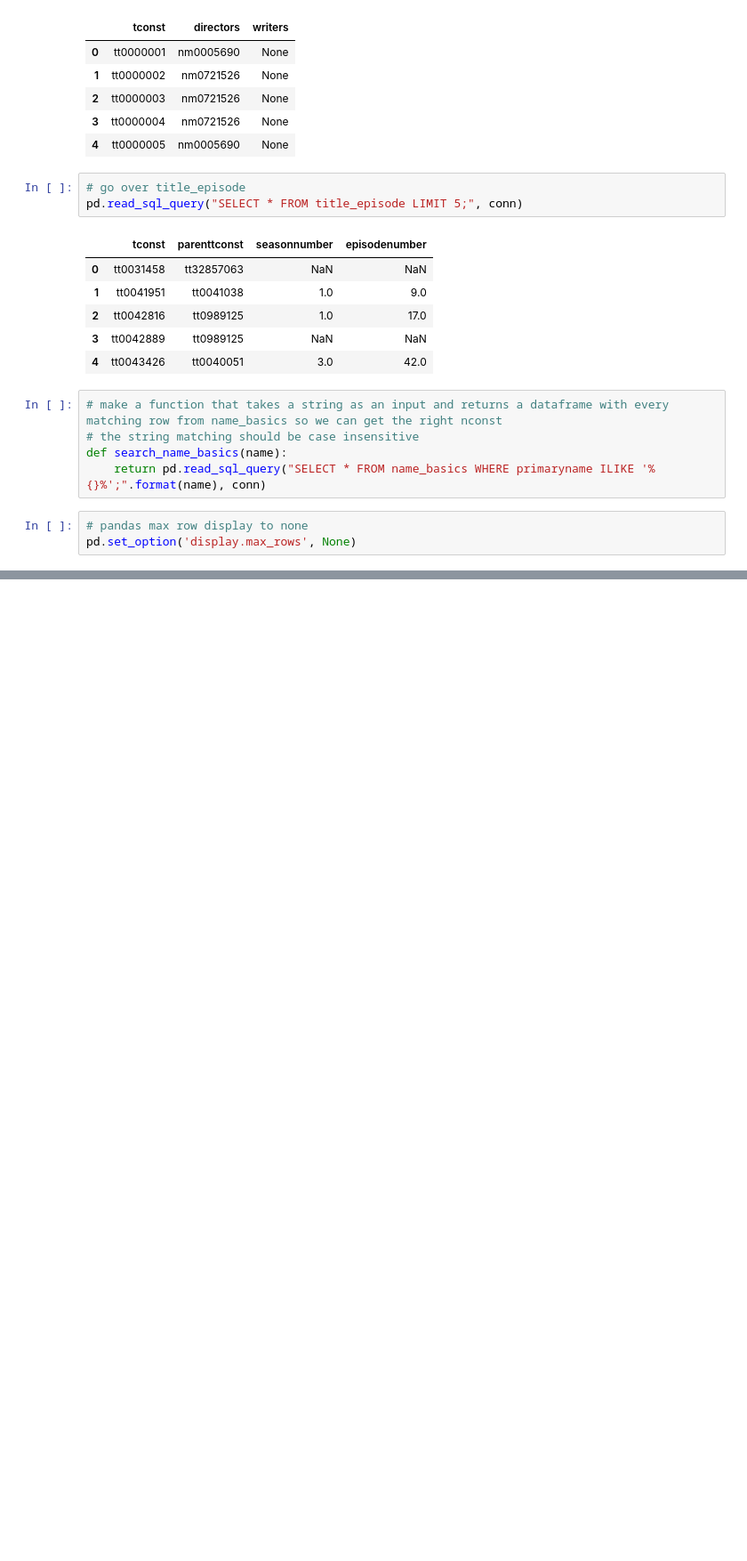
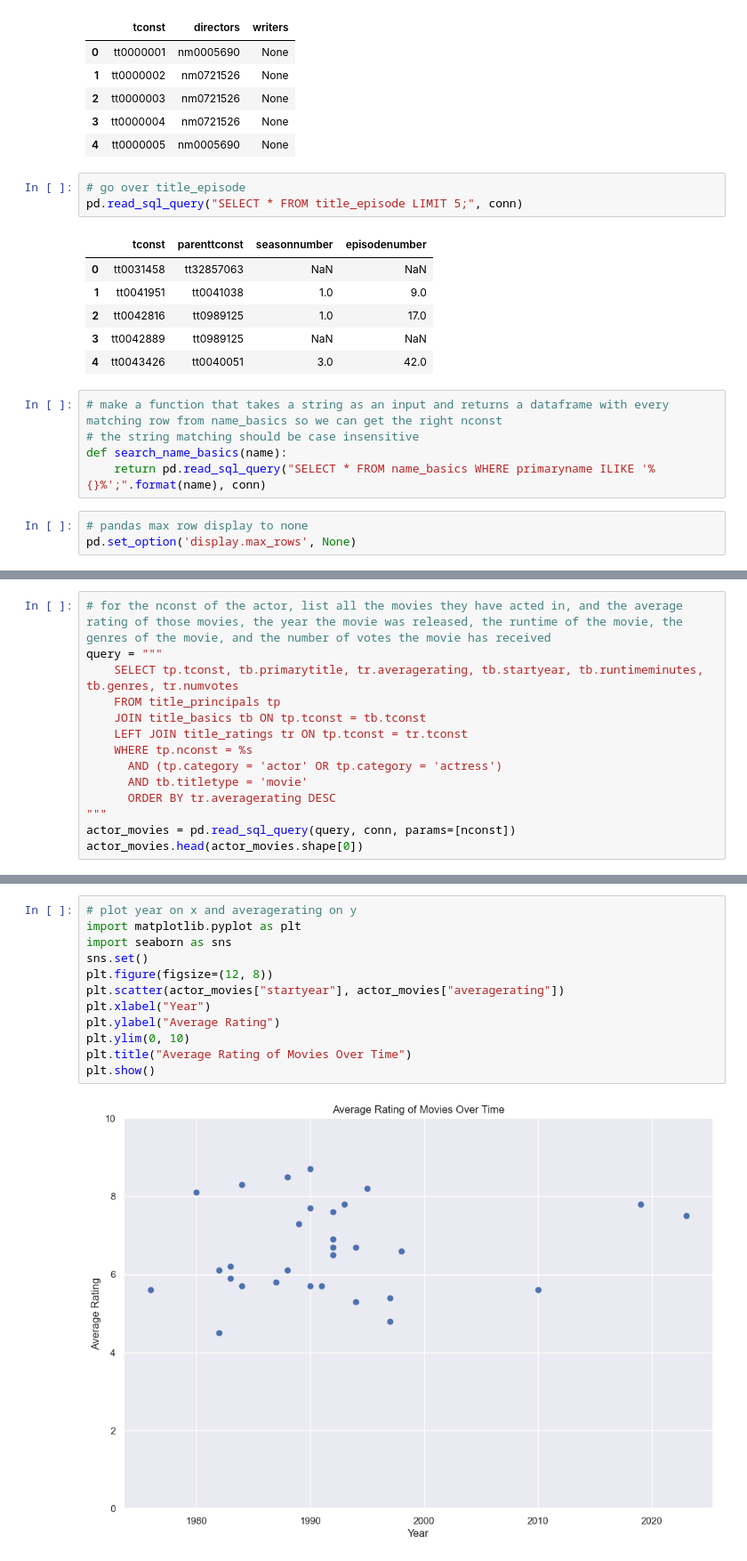
Before and after one commit to SharpWave/Dave_ML, a Jupyter notebook: IMDB.ipynb, the cells around one changed output, grey strips where cells are left out. Shown at 89% size. Cells and saved outputs as stored; diff of their text form; blank space fills up the shorter version.

```diff
--- a/IMDB.ipynb
+++ b/IMDB.ipynb
@@ -195,0 +180,14 @@ nm0000576
+# %%
+# for the nconst of the actor, list all the movies they have acted in, and the average rating of those movies, the year the movie was released, the runtime of the movie, the genres of the movie, and the number of votes the movie has received
+query = """
+    SELECT tp.tconst, tb.primarytitle, tr.averagerating, tb.startyear, tb.runtimeminutes, tb.genres, tr.numvotes
+    FROM title_principals tp
+    JOIN title_basics tb ON tp.tconst = tb.tconst
+    LEFT JOIN title_ratings tr ON tp.tconst = tr.tconst
+    WHERE tp.nconst = %s
+      AND (tp.category = 'actor' OR tp.category = 'actress')
+      AND tb.titletype = 'movie'
+      ORDER BY tr.averagerating DESC
+"""
+actor_movies = pd.read_sql_query(query, conn, params=[nconst])
+actor_movies.head(actor_movies.shape[0])
@@ -196,2 +212,16 @@ nm0000576
+# %%
+# plot year on x and averagerating on y
+import matplotlib.pyplot as plt
+import seaborn as sns
+sns.set()
+plt.figure(figsize=(12, 8))
+plt.scatter(actor_movies["startyear"], actor_movies["averagerating"])
+plt.xlabel("Year")
+plt.ylabel("Average Rating")
+plt.ylim(0, 10)
+plt.title("Average Rating of Movies Over Time")
+plt.show()
+# %% [output]
+[figure, added]
 # %%
 # show the rows of tc_costars dataframe where primaryname column is Timothy Olyphant
```
Also changed, not shown: parts of 9 cells of this notebook, 1 other file.
